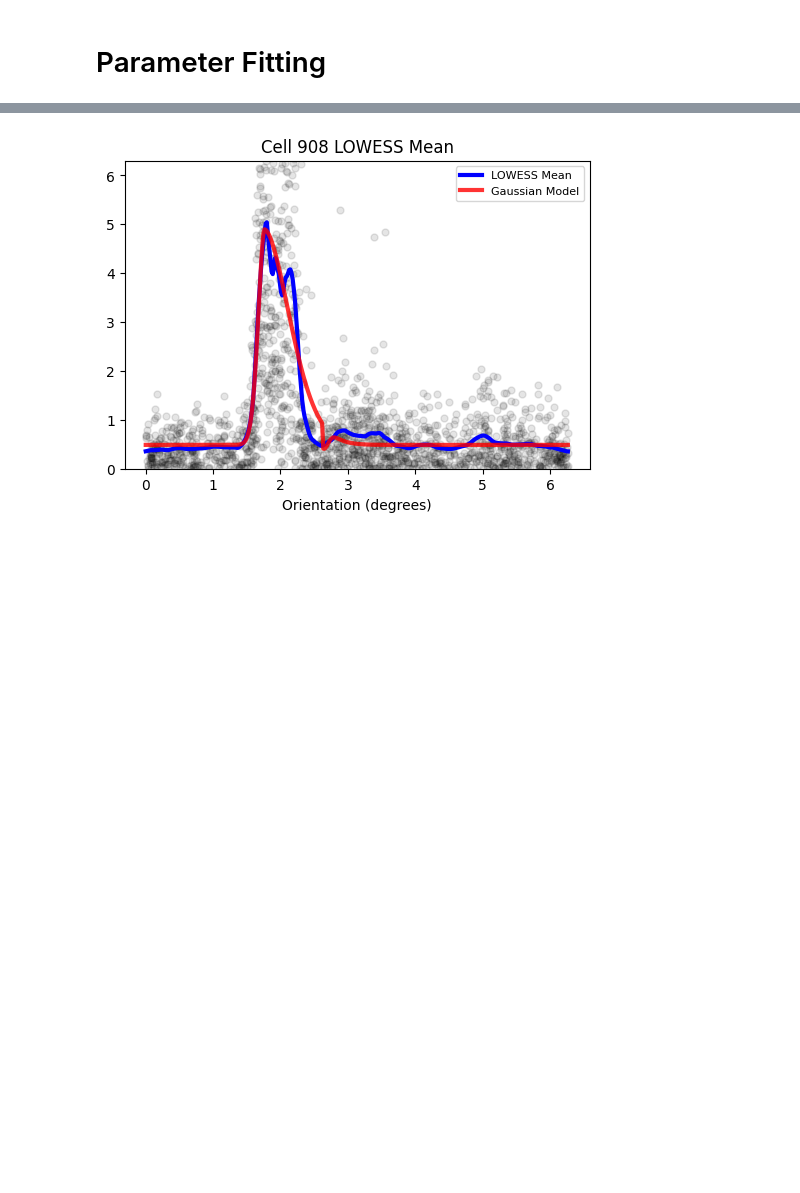
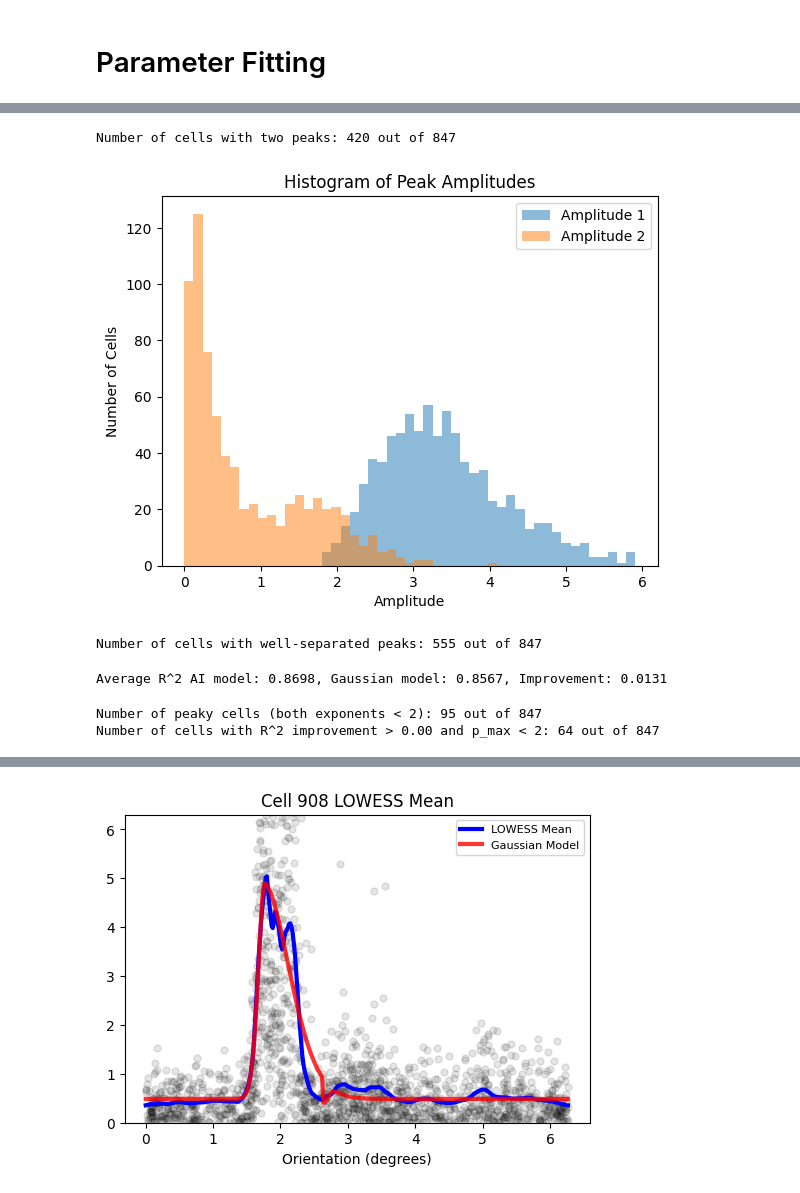
Before and after one commit to reillytilbury/EDGAR, a Jupyter notebook: figures/1A_tuning_curves.ipynb, the cells around one changed output, grey strips where cells are left out. Cells and saved outputs as stored; diff of their text form; code cells hidden in the pictures; blank space fills up the shorter version.

```diff
--- a/figures/1A_tuning_curves.ipynb
+++ b/figures/1A_tuning_curves.ipynb
@@ -521,0 +451,19 @@ plt.show()
+# %%
+neuron_model_vmap = utils.vmap_over_cells(neuron_model)
+neuron_model_gauss_vmap = utils.vmap_over_cells(neuron_model_gauss)
+n_repeats, n_cells, n_bins = response.shape
+
+# compute mean responses and double-angle versions
+R_mean = response.mean(axis=0)
+R_train = response[::2].mean(axis=0)
+R_test = response[1::2].mean(axis=0)
+R_mean_double = (R_mean[:, :n_bins//2] + R_mean[:, n_bins//2:]) / 2.0
+angles_double = angles[::2]
+response_double = (response[:, :, :n_bins//2] + response[:, :, n_bins//2:]) / 2.0
+print(f"Mean data shape: {R_mean.shape}")
+print(f"Mean double data shape: {R_mean_double.shape}")
+print(f"Angles double shape: {angles_double.shape}")
+
+# flatten
+R_flat = response.transpose(1, 0, 2).reshape(n_cells, -1)
+angles_flat = np.tile(angles, n_repeats)
@@ -521,0 +555,28 @@ plt.show()
+# %%
+amp1, amp2 = params[:, 2], params[:, 7]
+exp1, exp2 = params[:, 5], params[:, 10]
+min_exp, max_exp = 0.1, 5.0
+double_peaked_cells = np.where(amp2/amp1 >= 0.1)[0]
+print(f"Number of cells with two peaks: {len(double_peaked_cells)} out of {n_cells}")
+single_peaked_cells = np.setdiff1d(np.arange(n_cells), double_peaked_cells)
+# %% [output]
+Number of cells with two peaks: 420 out of 847
+# %%
+plt.hist(amp1, bins=np.linspace(0, np.percentile(amp1, 99), 50), alpha=0.5, label='Amplitude 1')
+plt.hist(amp2, bins=np.linspace(0, np.percentile(amp1, 99), 50), alpha=0.5, label='Amplitude 2')
+plt.xlabel('Amplitude')
+plt.ylabel('Number of Cells')
+plt.title('Histogram of Peak Amplitudes')
+plt.legend()
+plt.show()
+# %% [output]
+[figure, added]
+# %%
+bimodal = amp2 / amp1 >= 0.05
+theta1, theta2 = params[:, 0], params[:, 6]
+angle_diff = np.abs(np.arctan2(np.sin(theta1 - theta2), np.cos(theta1 - theta2)))
+good = bimodal & (angle_diff >= 1)
+good_cells = np.where(good)[0]
+print(f"Number of cells with well-separated peaks: {len(good_cells)} out of {n_cells}")
+# %% [output]
+Number of cells with well-separated peaks: 555 out of 847
@@ -521,0 +591,20 @@ plt.show()
+# %%
+r2_ai = [compute_r2(R_test[cell_no], neuron_model(angles, *params[cell_no])) for cell_no in range(n_cells)]
+r2_gauss = [compute_r2(R_test[cell_no], neuron_model_gauss(angles, *params_gauss[cell_no])) for cell_no in range(n_cells)]
+improvement = np.array(r2_ai) - np.array(r2_gauss)
+print(f"Average R^2 AI model: {np.mean(r2_ai):.4f}, Gaussian model: {np.mean(r2_gauss):.4f}, Improvement: {np.mean(improvement):.4f}")
+# %% [output]
+Average R^2 AI model: 0.8698, Gaussian model: 0.8567, Improvement: 0.0131
+# %%
+p1 = params[:, 5]
+p2 = params[:, 10]
+
+p_min = np.minimum(p1, p2)
+p_max = np.maximum(p1, p2)
+good_cells = np.where((improvement > 0.00) & (p_max < 1.75) & (amp2 / amp1 > 0.1))[0]
+peaky_cells = np.where(p_max < 1.5)[0]
+print(f"Number of peaky cells (both exponents < 2): {len(peaky_cells)} out of {n_cells}")
+print(f"Number of cells with R^2 improvement > 0.00 and p_max < 2: {len(good_cells)} out of {n_cells}")
+# %% [output]
+Number of peaky cells (both exponents < 2): 95 out of 847
+Number of cells with R^2 improvement > 0.00 and p_max < 2: 64 out of 847
```
Also changed, not shown: parts of 46 cells of this notebook, 8 other files.
